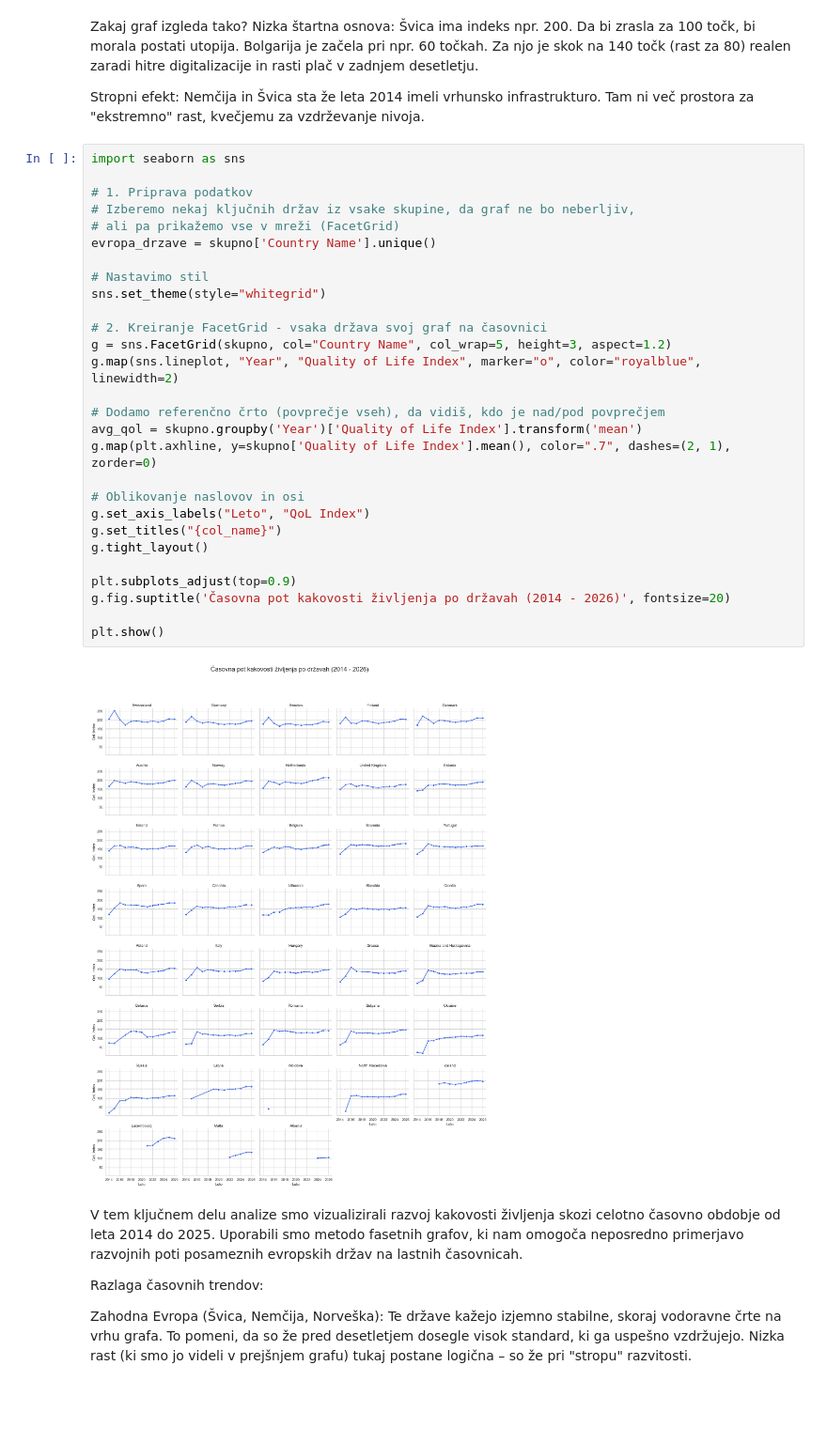
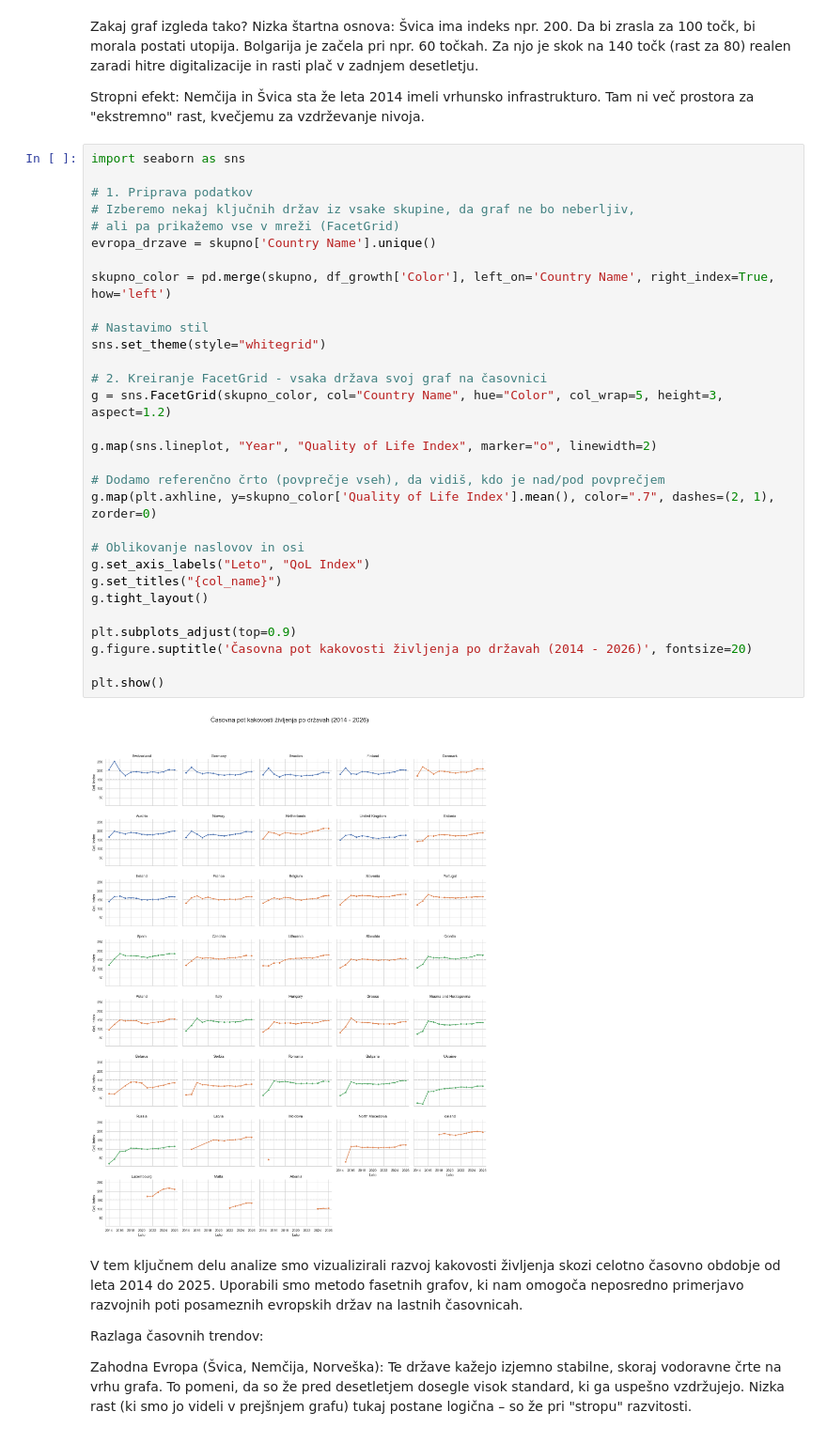
Before and after one commit to VKFRIGH/PR2602, a Jupyter notebook: projektB+K.ipynb, the cells around one changed output. Shown at 94% size. Cells and saved outputs as stored; diff of their text form; blank space fills up the shorter version.

```diff
--- a/projektB+K.ipynb
+++ b/projektB+K.ipynb
@@ -375,33 +383,35 @@ Stropni efekt: Nemčija in Švica sta že leta 2014 imeli vrhunsko infrastruktur
 # %%
 import seaborn as sns
 
 # 1. Priprava podatkov
 # Izberemo nekaj ključnih držav iz vsake skupine, da graf ne bo neberljiv,
 # ali pa prikažemo vse v mreži (FacetGrid)
 evropa_drzave = skupno['Country Name'].unique()
 
+skupno_color = pd.merge(skupno, df_growth['Color'], left_on='Country Name', right_index=True, how='left')
+
 # Nastavimo stil
 sns.set_theme(style="whitegrid")
 
 # 2. Kreiranje FacetGrid - vsaka država svoj graf na časovnici
-g = sns.FacetGrid(skupno, col="Country Name", col_wrap=5, height=3, aspect=1.2)
-g.map(sns.lineplot, "Year", "Quality of Life Index", marker="o", color="royalblue", linewidth=2)
+g = sns.FacetGrid(skupno_color, col="Country Name", hue="Color", col_wrap=5, height=3, aspect=1.2)
+
+g.map(sns.lineplot, "Year", "Quality of Life Index", marker="o", linewidth=2)
 
 # Dodamo referenčno črto (povprečje vseh), da vidiš, kdo je nad/pod povprečjem
-avg_qol = skupno.groupby('Year')['Quality of Life Index'].transform('mean')
-g.map(plt.axhline, y=skupno['Quality of Life Index'].mean(), color=".7", dashes=(2, 1), zorder=0)
+g.map(plt.axhline, y=skupno_color['Quality of Life Index'].mean(), color=".7", dashes=(2, 1), zorder=0)
 
 # Oblikovanje naslovov in osi
 g.set_axis_labels("Leto", "QoL Index")
 g.set_titles("{col_name}")
 g.tight_layout()
 
 plt.subplots_adjust(top=0.9)
-g.fig.suptitle('Časovna pot kakovosti življenja po državah (2014 - 2026)', fontsize=20)
+g.figure.suptitle('Časovna pot kakovosti življenja po državah (2014 - 2026)', fontsize=20)
 
 plt.show()
 # %% [output]
-[figure, old version]
+[figure, new version]
 # %% [markdown]
 V tem ključnem delu analize smo vizualizirali razvoj kakovosti življenja skozi celotno časovno obdobje od leta 2014 do 2025. Uporabili smo metodo fasetnih grafov, ki nam omogoča neposredno primerjavo razvojnih poti posameznih evropskih držav na lastnih časovnicah.
 
```
Also changed, not shown: parts of 3 cells of this notebook.
